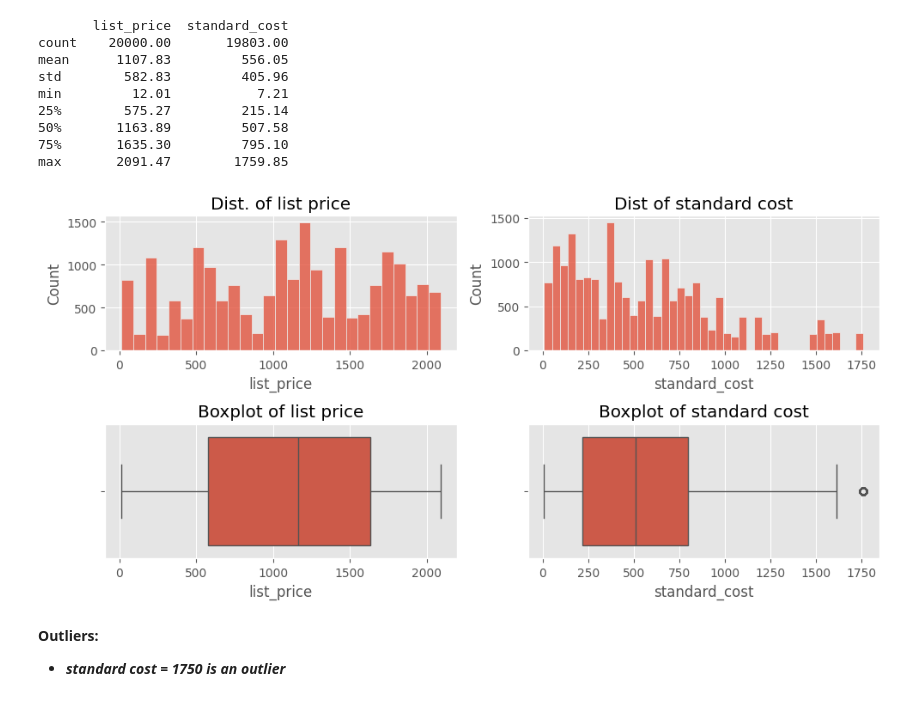
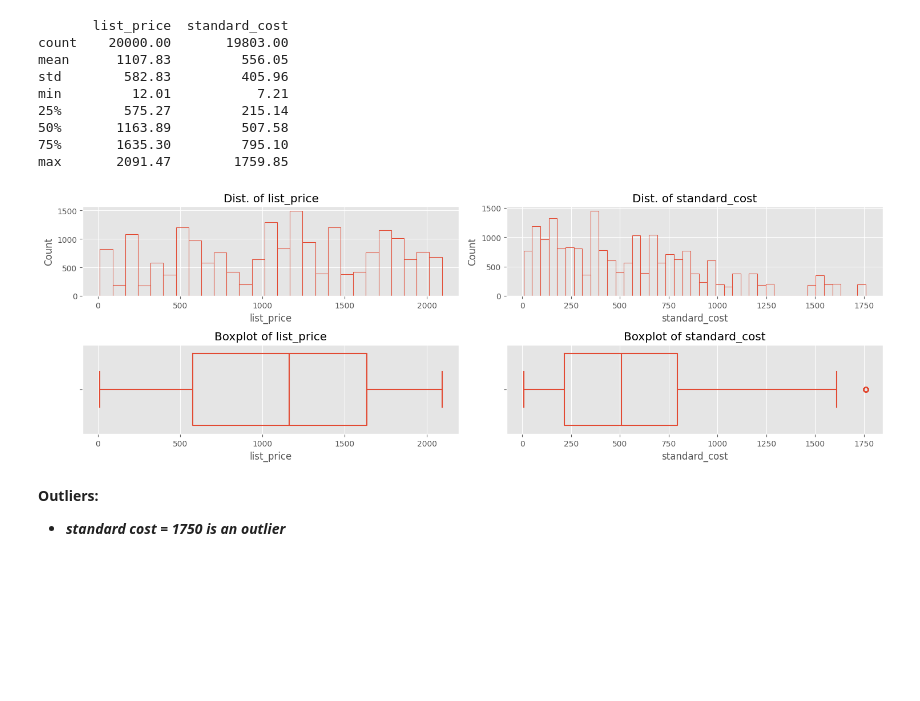
Before and after one commit to AhmAnwar/data-quality-KPMG-VE-forage, a Jupyter notebook: kpmg-ve-data-quality.ipynb, the cells around one changed output. Saved outputs shown, nothing was run; the diff lists cells and outputs as text; code cells hidden in the pictures; blank space fills up the shorter version.

```diff
--- a/kpmg-ve-data-quality.ipynb
+++ b/kpmg-ve-data-quality.ipynb
@@ -166,34 +166,28 @@ min         12.01           7.21
 75%       1635.30         795.10
 max       2091.47        1759.85
 # %%
-plt.figure(figsize= (10, 5))
+plt.figure(figsize= (15, 5))
+col_array= ['list_price', 'standard_cost']
+i= 1
+for col in col_array:
+    plt.subplot(2, 2, i)
+    sns.histplot(data= df_transactions,
+                 x= col,
+                 bins= 'auto',
+                 fill= False)
+    plt.title(f'Dist. of {col}')
 
-plt.subplot(2, 2, 1)
-sns.histplot(data= df_transactions,
-             x= 'list_price',
-             bins= 'auto')
-plt.title('Dist. of list price')
-
-plt.subplot(2, 2, 3)
-sns.boxplot(data= df_transactions,
-            x= 'list_price')
-plt.title('Boxplot of list price')
-
-plt.subplot(2, 2, 2)
-sns.histplot(data= df_transactions,
-             x= 'standard_cost',
-             bins= 'auto')
-plt.title('Dist of standard cost')
-
-plt.subplot(2, 2, 4)
-sns.boxplot(data= df_transactions,
-            x= 'standard_cost')
-plt.title('Boxplot of standard cost')
+    plt.subplot(2, 2, i+2)
+    sns.boxplot(data= df_transactions,
+                x= col,
+                fill= False)
+    plt.title(f'Boxplot of {col}')
+    i+=1
 
 plt.tight_layout()
 plt.show()
 # %% [output]
-[figure, old version]
+[figure, new version]
 # %% [markdown]
 **Outliers:**
 
```
Also changed, not shown: parts of 5 cells of this notebook.
